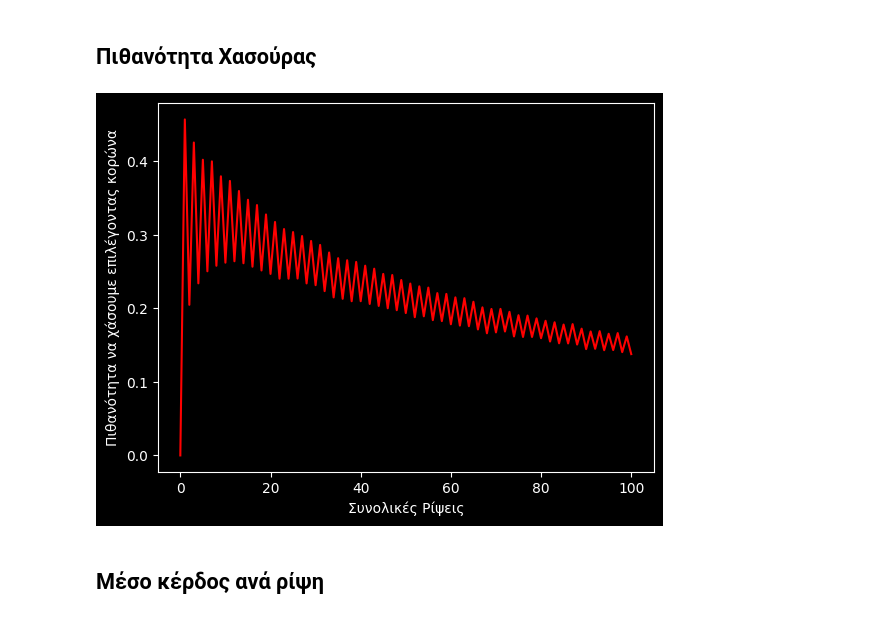
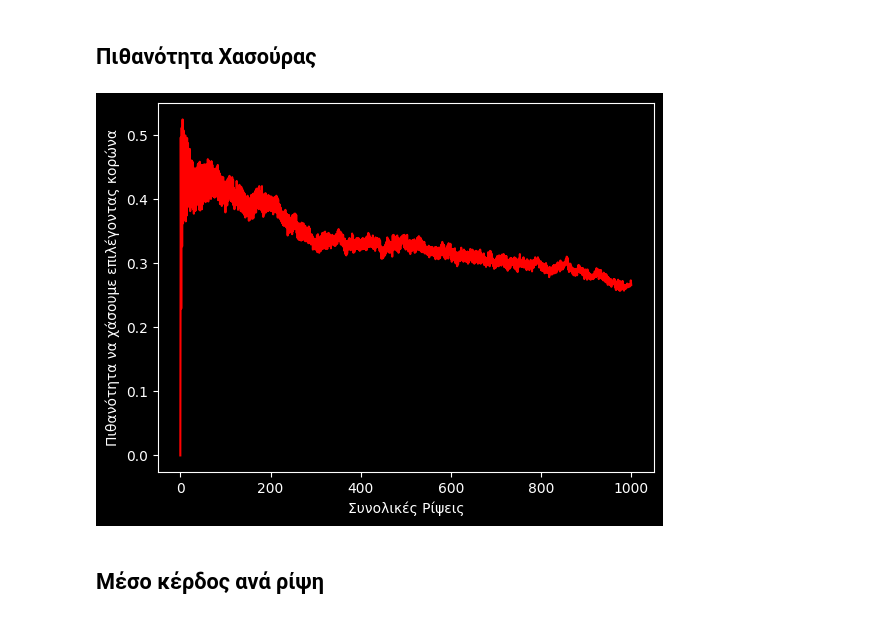
Before and after one commit to NLHolden/jupyterlite-deployment, a Jupyter notebook: content/biased_coin.ipynb, the cells around one changed output. Saved outputs shown, nothing was run; the diff lists cells and outputs as text; code cells hidden in the pictures.

```diff
--- a/content/biased_coin.ipynb
+++ b/content/biased_coin.ipynb
@@ -44,7 +44,7 @@ plot_pnl(pnl)
 # %% [markdown]
 ## Πιθανότητα Χασούρας ##
 # %%
-def approximate_loss_probability(trials : int, bias : float, sims : int = 5000) -> list[int, float]:
+def approximate_loss_probability(trials : int, bias : float, sims : int = 1000) -> list[int, float]:
     intermediate_results = np.array([0 for _ in range(trials + 1)])
 
     for _ in range(sims):
@@ -68,13 +68,13 @@ def plot_loss_probability(data : list[float]) -> None:
 
     plt.show()
 # %%
-MAX_TRIALS = 100
-BIAS = 0.55
+MAX_TRIALS = 1000
+BIAS = 0.51
 
 data = approximate_loss_probability(MAX_TRIALS, BIAS)
 plot_loss_probability(data)
 # %% [output]
-[figure, old version]
+[figure, new version]
 # %% [markdown]
 ## Μέσο κέρδος ανά ρίψη ##
 # %%
```
Also changed, not shown: parts of 3 cells of this notebook.
